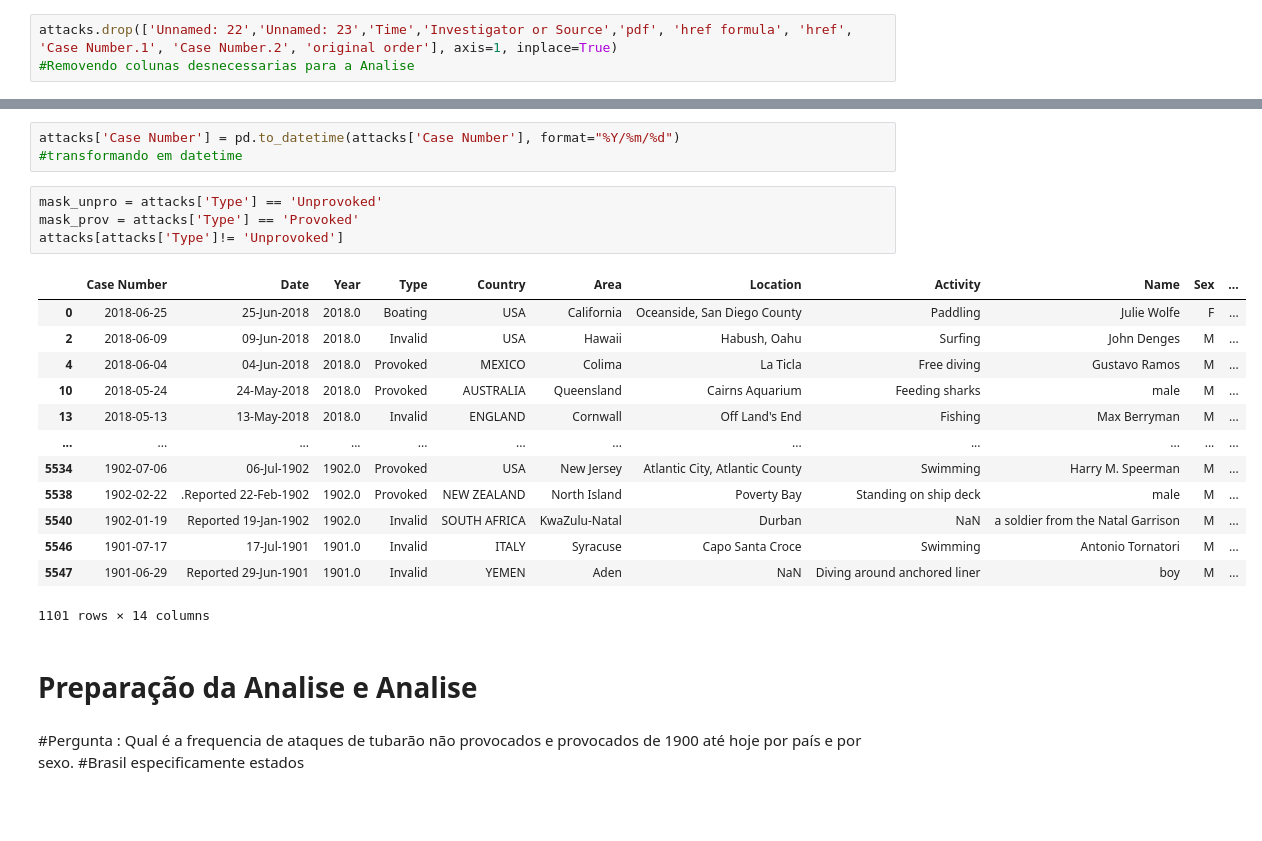
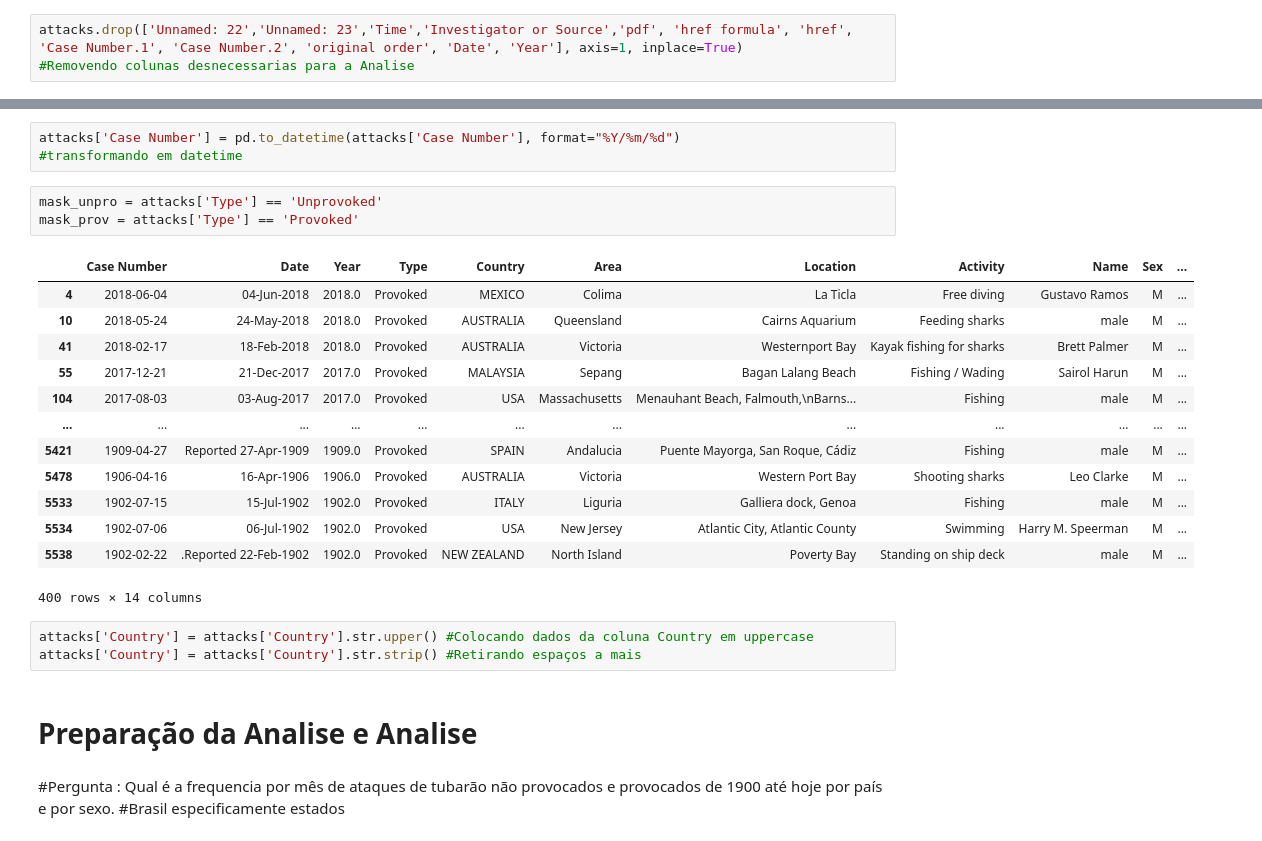
Before and after one commit to tomasgiannetti/Shark-Attack, a Jupyter notebook: Analysis.ipynb, the cells around one changed output, grey strips where cells are left out. Cells and saved outputs as stored; diff of their text form; blank space fills up the shorter version.

```diff
--- a/Analysis.ipynb
+++ b/Analysis.ipynb
@@ -20,7 +20,7 @@ sum(attacks['Unnamed: 23'].isna())
 # %% [output]
 25721
 # %%
-attacks.drop(['Unnamed: 22','Unnamed: 23','Time','Investigator or Source','pdf', 'href formula', 'href', 'Case Number.1', 'Case Number.2', 'original order'], axis=1, inplace=True)
+attacks.drop(['Unnamed: 22','Unnamed: 23','Time','Investigator or Source','pdf', 'href formula', 'href', 'Case Number.1', 'Case Number.2', 'original order', 'Date', 'Year'], axis=1, inplace=True)
 #Removendo colunas desnecessarias para a Analise
 # %%
 mask_date_na = attacks['Date'].notna()
@@ -41,23 +41,25 @@ attacks['Case Number'] = pd.to_datetime(attacks['Case Number'], format="%Y/%m/%d
 # %%
 mask_unpro = attacks['Type'] == 'Unprovoked'
 mask_prov = attacks['Type'] == 'Provoked'
-attacks[attacks['Type']!= 'Unprovoked']
 # %% [output]
 |  | Case Number | Date | Year | Type | Country | Area | Location | Activity | Name | Sex | ... |
-| 0 | 2018-06-25 | 25-Jun-2018 | 2018.0 | Boating | USA | California | Oceanside, San Diego County | Paddling | Julie Wolfe | F | ... |
-| 2 | 2018-06-09 | 09-Jun-2018 | 2018.0 | Invalid | USA | Hawaii | Habush, Oahu | Surfing | John Denges | M | ... |
 | 4 | 2018-06-04 | 04-Jun-2018 | 2018.0 | Provoked | MEXICO | Colima | La Ticla | Free diving | Gustavo Ramos | M | ... |
 | 10 | 2018-05-24 | 24-May-2018 | 2018.0 | Provoked | AUSTRALIA | Queensland | Cairns Aquarium | Feeding sharks | male | M | ... |
-| 13 | 2018-05-13 | 13-May-2018 | 2018.0 | Invalid | ENGLAND | Cornwall | Off Land's End | Fishing | Max Berryman | M | ... |
+| 41 | 2018-02-17 | 18-Feb-2018 | 2018.0 | Provoked | AUSTRALIA | Victoria | Westernport Bay | Kayak fishing for sharks | Brett Palmer | M | ... |
+| 55 | 2017-12-21 | 21-Dec-2017 | 2017.0 | Provoked | MALAYSIA | Sepang | Bagan Lalang Beach | Fishing / Wading | Sairol Harun | M | ... |
+| 104 | 2017-08-03 | 03-Aug-2017 | 2017.0 | Provoked | USA | Massachusetts | Menauhant Beach, Falmouth,\nBarns... | Fishing | male | M | ... |
 | ... | ... | ... | ... | ... | ... | ... | ... | ... | ... | ... | ... |
+| 5421 | 1909-04-27 | Reported 27-Apr-1909 | 1909.0 | Provoked | SPAIN | Andalucia | Puente Mayorga, San Roque, Cádiz | Fishing | male | M | ... |
+| 5478 | 1906-04-16 | 16-Apr-1906 | 1906.0 | Provoked | AUSTRALIA | Victoria | Western Port Bay | Shooting sharks | Leo Clarke | M | ... |
+| 5533 | 1902-07-15 | 15-Jul-1902 | 1902.0 | Provoked | ITALY | Liguria | Galliera dock, Genoa | Fishing | male | M | ... |
 | 5534 | 1902-07-06 | 06-Jul-1902 | 1902.0 | Provoked | USA | New Jersey | Atlantic City, Atlantic County | Swimming | Harry M. Speerman | M | ... |
 | 5538 | 1902-02-22 | .Reported 22-Feb-1902 | 1902.0 | Provoked | NEW ZEALAND | North Island | Poverty Bay | Standing on ship deck | male | M | ... |
-| 5540 | 1902-01-19 | Reported 19-Jan-1902 | 1902.0 | Invalid | SOUTH AFRICA | KwaZulu-Natal | Durban | NaN | a soldier from the Natal Garrison | M | ... |
-| 5546 | 1901-07-17 | 17-Jul-1901 | 1901.0 | Invalid | ITALY | Syracuse | Capo Santa Croce | Swimming | Antonio Tornatori | M | ... |
-| 5547 | 1901-06-29 | Reported 29-Jun-1901 | 1901.0 | Invalid | YEMEN | Aden | NaN | Diving around anchored liner | boy | M | ... |
-1101 rows × 14 columns
+400 rows × 14 columns
+# %%
+attacks['Country'] = attacks['Country'].str.upper() #Colocando dados da coluna Country em uppercase
+attacks['Country'] = attacks['Country'].str.strip() #Retirando espaços a mais
 # %% [markdown]
 # Preparação da Analise e Analise
 # %% [markdown]
-#Pergunta : Qual é a frequencia de ataques de tubarão não provocados e provocados de 1900 até hoje por país e por sexo.
+#Pergunta : Qual é a frequencia por mês de ataques de tubarão não provocados e provocados de 1900 até hoje por país e por sexo.
 #Brasil especificamente estados
```
Also changed, not shown: parts of 2 cells of this notebook.
